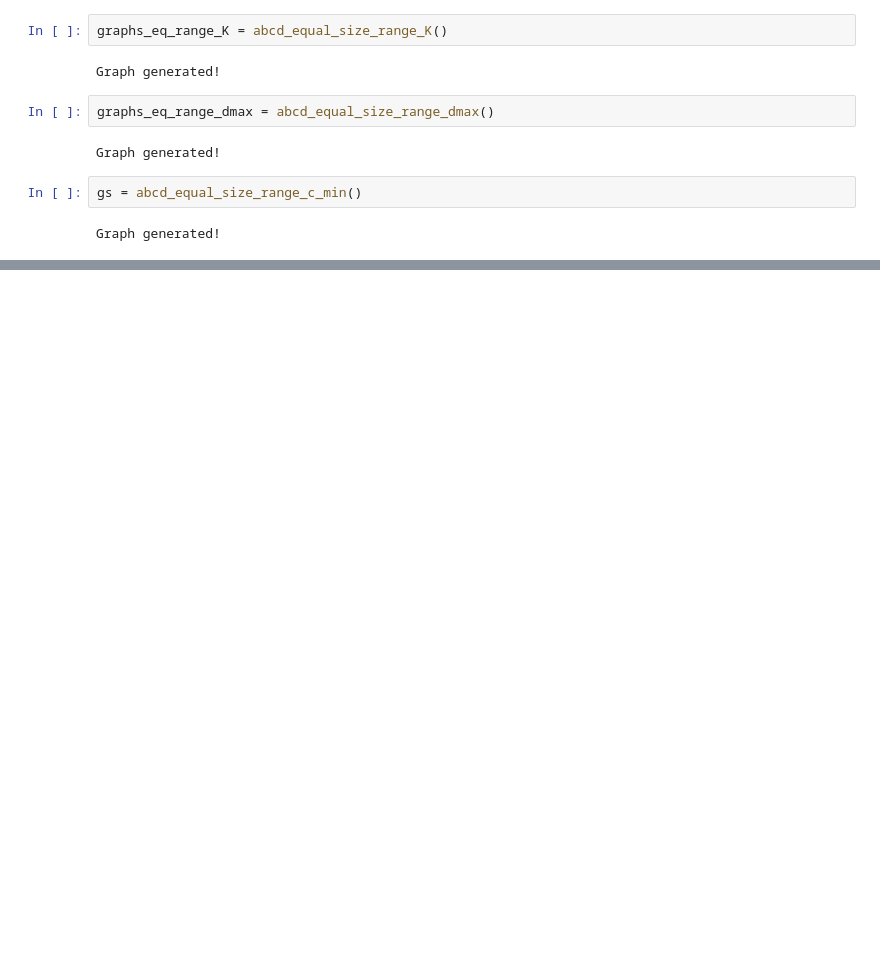
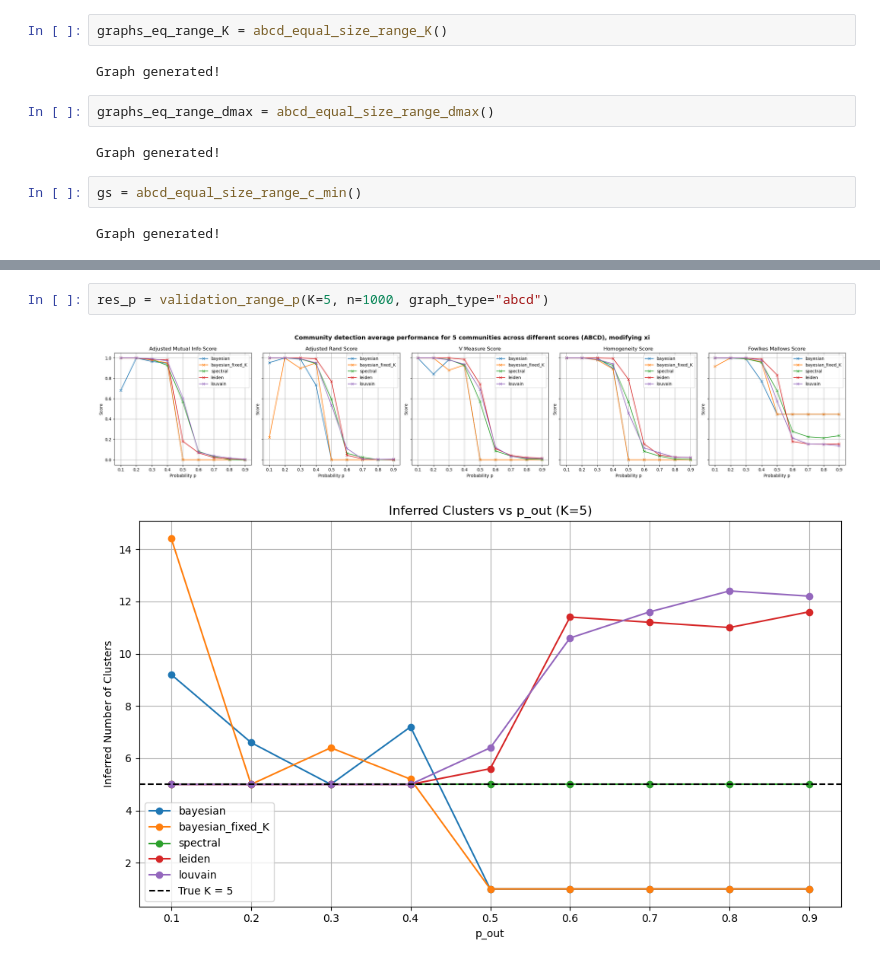
Before and after one commit to salyaa/semester_project, a Jupyter notebook: ABCD_tests.ipynb, the cells around one changed output, grey strips where cells are left out. Cells and saved outputs as stored; diff of their text form; blank space fills up the shorter version.

```diff
--- a/ABCD_tests.ipynb
+++ b/ABCD_tests.ipynb
@@ -43,0 +42,5 @@ res_mean, nb_clusters = validation_range_K([5, 10, 25], graph_type="abcd")
+# %%
+res_p = validation_range_p(K=5, n=1000, graph_type="abcd")
+# %% [output]
+[figure, added]
+[figure, added]
```
Also changed, not shown: parts of 6 cells of this notebook, 5 other files.
